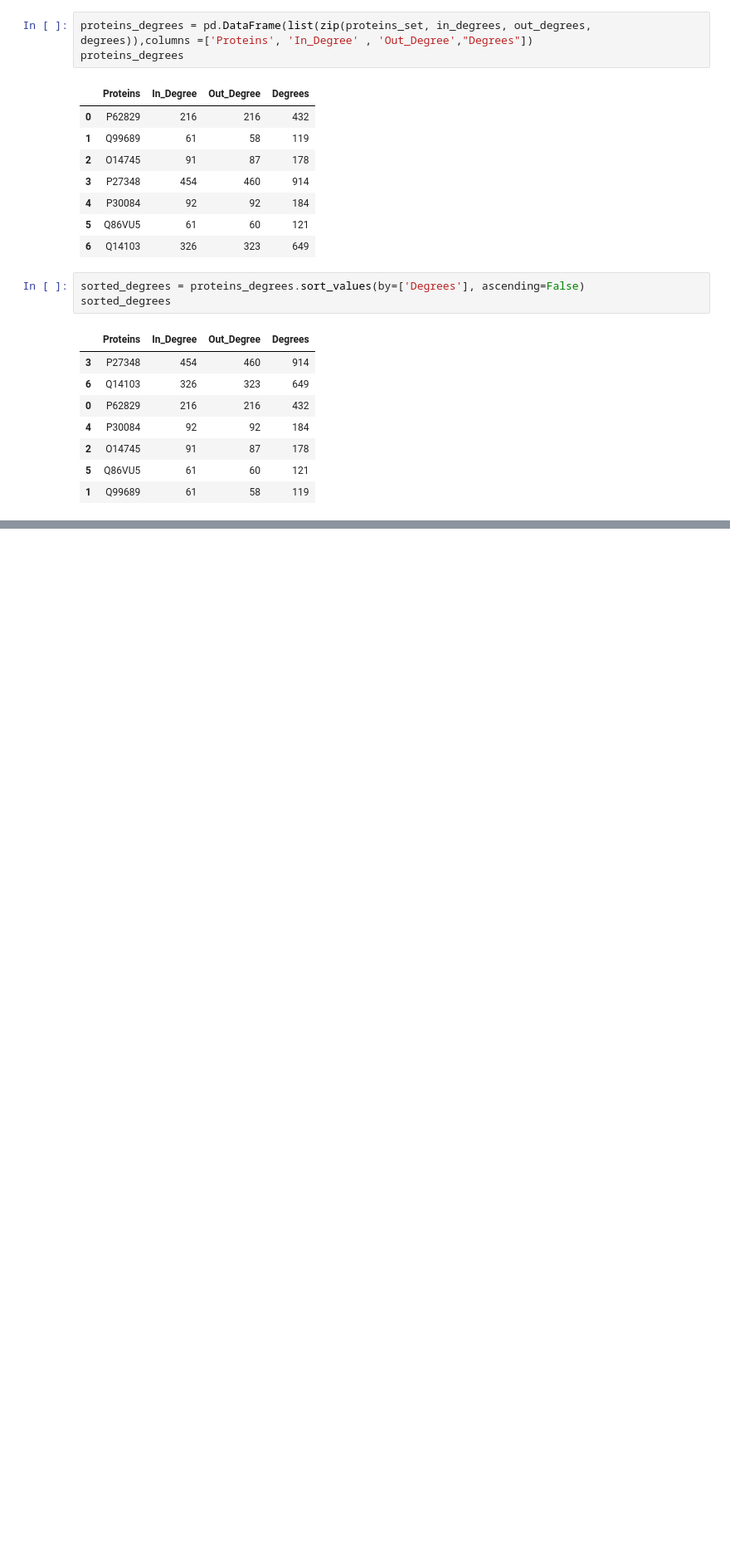
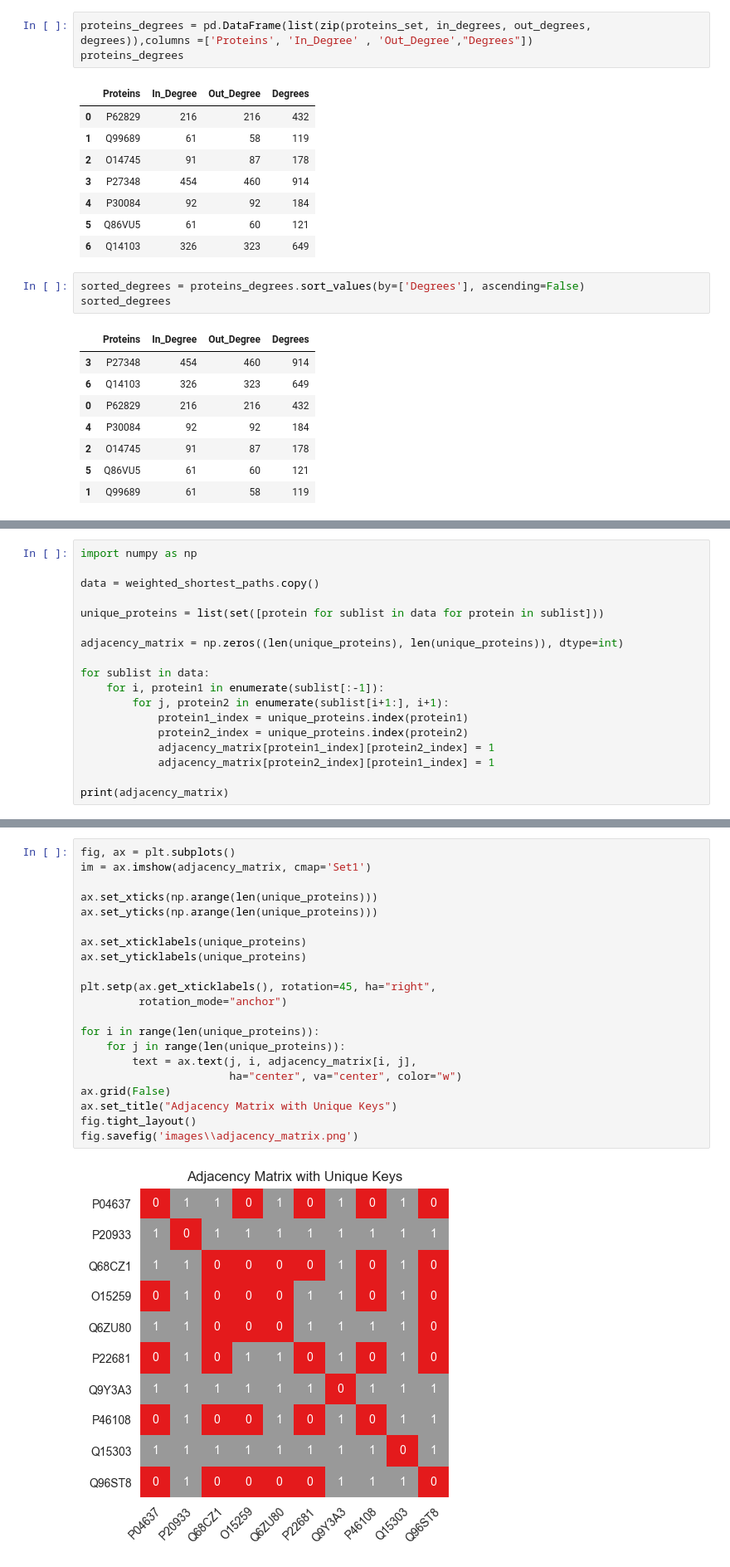
Before and after one commit to mahmoud1yaser/Computational-Analysis-Biological-Networks, a Jupyter notebook: Biological_Network.ipynb, the cells around one changed output, grey strips where cells are left out. Shown: that part at 83% size. Saved outputs shown, nothing was run; the diff lists cells and outputs as text; blank space fills up the shorter version.

```diff
--- a/Biological_Network.ipynb
+++ b/Biological_Network.ipynb
@@ -378,0 +363,18 @@ gene_names
+# %%
+import numpy as np
+
+data = weighted_shortest_paths.copy()
+
+unique_proteins = list(set([protein for sublist in data for protein in sublist]))
+
+adjacency_matrix = np.zeros((len(unique_proteins), len(unique_proteins)), dtype=int)
+
+for sublist in data:
+    for i, protein1 in enumerate(sublist[:-1]):
+        for j, protein2 in enumerate(sublist[i+1:], i+1):
+            protein1_index = unique_proteins.index(protein1)
+            protein2_index = unique_proteins.index(protein2)
+            adjacency_matrix[protein1_index][protein2_index] = 1
+            adjacency_matrix[protein2_index][protein1_index] = 1
+
+print(adjacency_matrix)
@@ -378,0 +392,23 @@ gene_names
+# %%
+fig, ax = plt.subplots()
+im = ax.imshow(adjacency_matrix, cmap='Set1')
+
+ax.set_xticks(np.arange(len(unique_proteins)))
+ax.set_yticks(np.arange(len(unique_proteins)))
+
+ax.set_xticklabels(unique_proteins)
+ax.set_yticklabels(unique_proteins)
+
+plt.setp(ax.get_xticklabels(), rotation=45, ha="right",
+         rotation_mode="anchor")
+
+for i in range(len(unique_proteins)):
+    for j in range(len(unique_proteins)):
+        text = ax.text(j, i, adjacency_matrix[i, j],
+                       ha="center", va="center", color="w")
+ax.grid(False)
+ax.set_title("Adjacency Matrix with Unique Keys")
+fig.tight_layout()
+fig.savefig('images\\adjacency_matrix.png')
+# %% [output]
+[figure, added]
```
Also changed, not shown: parts of 66 cells of this notebook, 13 other files.
